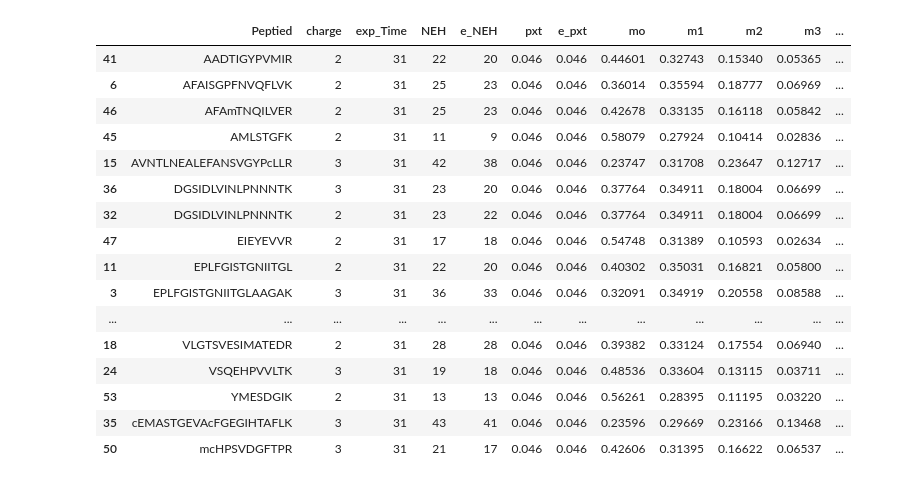
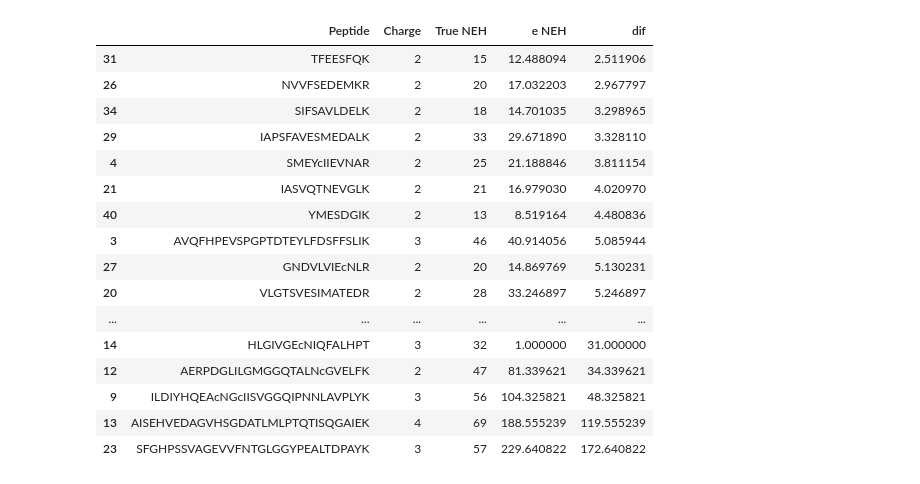
Before and after one commit to henockmamo54/neh_pxt_exp, a Jupyter notebook: nnls_perpeptied/x2_x1.ipynb, the cells around one changed output. Saved outputs shown, nothing was run; the diff lists cells and outputs as text; code cells hidden in the pictures.

```diff
--- a/nnls_perpeptied/x2_x1.ipynb
+++ b/nnls_perpeptied/x2_x1.ipynb
@@ -66,22 +109,20 @@ res.to_csv("testx2x1.csv",index=False)
-# %%
-temp=pd.read_csv("C:/Workplace/C++/d2ome_v2/v2/v2/bin/Debug/pw_known_search_neh/__CPSM_MOUSE.csv")
-temp["dif"]=temp.NEH-temp.e_NEH
-temp.sort_values(by="Peptied")
-# %% [output]
-|  | Peptied | charge | exp_Time | NEH | e_NEH | pxt | e_pxt | mo | m1 | m2 | m3 | ... |
-| 41 | AADTIGYPVMIR | 2 | 31 | 22 | 20 | 0.046 | 0.046 | 0.44601 | 0.32743 | 0.15340 | 0.05365 | ... |
-| 6 | AFAISGPFNVQFLVK | 2 | 31 | 25 | 23 | 0.046 | 0.046 | 0.36014 | 0.35594 | 0.18777 | 0.06969 | ... |
-| 46 | AFAmTNQILVER | 2 | 31 | 25 | 23 | 0.046 | 0.046 | 0.42678 | 0.33135 | 0.16118 | 0.05842 | ... |
-| 45 | AMLSTGFK | 2 | 31 | 11 | 9 | 0.046 | 0.046 | 0.58079 | 0.27924 | 0.10414 | 0.02836 | ... |
-| 15 | AVNTLNEALEFANSVGYPcLLR | 3 | 31 | 42 | 38 | 0.046 | 0.046 | 0.23747 | 0.31708 | 0.23647 | 0.12717 | ... |
-| 36 | DGSIDLVINLPNNNTK | 3 | 31 | 23 | 20 | 0.046 | 0.046 | 0.37764 | 0.34911 | 0.18004 | 0.06699 | ... |
-| 32 | DGSIDLVINLPNNNTK | 2 | 31 | 23 | 22 | 0.046 | 0.046 | 0.37764 | 0.34911 | 0.18004 | 0.06699 | ... |
-| 47 | EIEYEVVR | 2 | 31 | 17 | 18 | 0.046 | 0.046 | 0.54748 | 0.31389 | 0.10593 | 0.02634 | ... |
-| 11 | EPLFGISTGNIITGL | 2 | 31 | 22 | 20 | 0.046 | 0.046 | 0.40302 | 0.35031 | 0.16821 | 0.05800 | ... |
-| 3 | EPLFGISTGNIITGLAAGAK | 3 | 31 | 36 | 33 | 0.046 | 0.046 | 0.32091 | 0.34919 | 0.20558 | 0.08588 | ... |
-| ... | ... | ... | ... | ... | ... | ... | ... | ... | ... | ... | ... | ... |
-| 18 | VLGTSVESIMATEDR | 2 | 31 | 28 | 28 | 0.046 | 0.046 | 0.39382 | 0.33124 | 0.17554 | 0.06940 | ... |
-| 24 | VSQEHPVVLTK | 3 | 31 | 19 | 18 | 0.046 | 0.046 | 0.48536 | 0.33604 | 0.13115 | 0.03711 | ... |
-| 53 | YMESDGIK | 2 | 31 | 13 | 13 | 0.046 | 0.046 | 0.56261 | 0.28395 | 0.11195 | 0.03220 | ... |
-| 35 | cEMASTGEVAcFGEGIHTAFLK | 3 | 31 | 43 | 41 | 0.046 | 0.046 | 0.23596 | 0.29669 | 0.23166 | 0.13468 | ... |
-| 50 | mcHPSVDGFTPR | 3 | 31 | 21 | 17 | 0.046 | 0.046 | 0.42606 | 0.31395 | 0.16622 | 0.06537 | ... |
+# %%
+res[["Peptide","Charge","True NEH","e NEH","dif"]].tail(30)
+# %% [output]
+|  | Peptide | Charge | True NEH | e NEH | dif |
+| 31 | TFEESFQK | 2 | 15 | 12.488094 | 2.511906 |
+| 26 | NVVFSEDEMKR | 2 | 20 | 17.032203 | 2.967797 |
+| 34 | SIFSAVLDELK | 2 | 18 | 14.701035 | 3.298965 |
+| 29 | IAPSFAVESMEDALK | 2 | 33 | 29.671890 | 3.328110 |
+| 4 | SMEYcIIEVNAR | 2 | 25 | 21.188846 | 3.811154 |
+| 21 | IASVQTNEVGLK | 2 | 21 | 16.979030 | 4.020970 |
+| 40 | YMESDGIK | 2 | 13 | 8.519164 | 4.480836 |
+| 3 | AVQFHPEVSPGPTDTEYLFDSFFSLIK | 3 | 46 | 40.914056 | 5.085944 |
+| 27 | GNDVLVIEcNLR | 2 | 20 | 14.869769 | 5.130231 |
+| 20 | VLGTSVESIMATEDR | 2 | 28 | 33.246897 | 5.246897 |
+| ... | ... | ... | ... | ... | ... |
+| 14 | HLGIVGEcNIQFALHPT | 3 | 32 | 1.000000 | 31.000000 |
+| 12 | AERPDGLILGMGGQTALNcGVELFK | 2 | 47 | 81.339621 | 34.339621 |
+| 9 | ILDIYHQEAcNGcIISVGGQIPNNLAVPLYK | 3 | 56 | 104.325821 | 48.325821 |
+| 13 | AISEHVEDAGVHSGDATLMLPTQTISQGAIEK | 4 | 69 | 188.555239 | 119.555239 |
+| 23 | SFGHPSSVAGEVVFNTGLGGYPEALTDPAYK | 3 | 57 | 229.640822 | 172.640822 |
```
Also changed, not shown: parts of 8 cells of this notebook, 5 other files.
